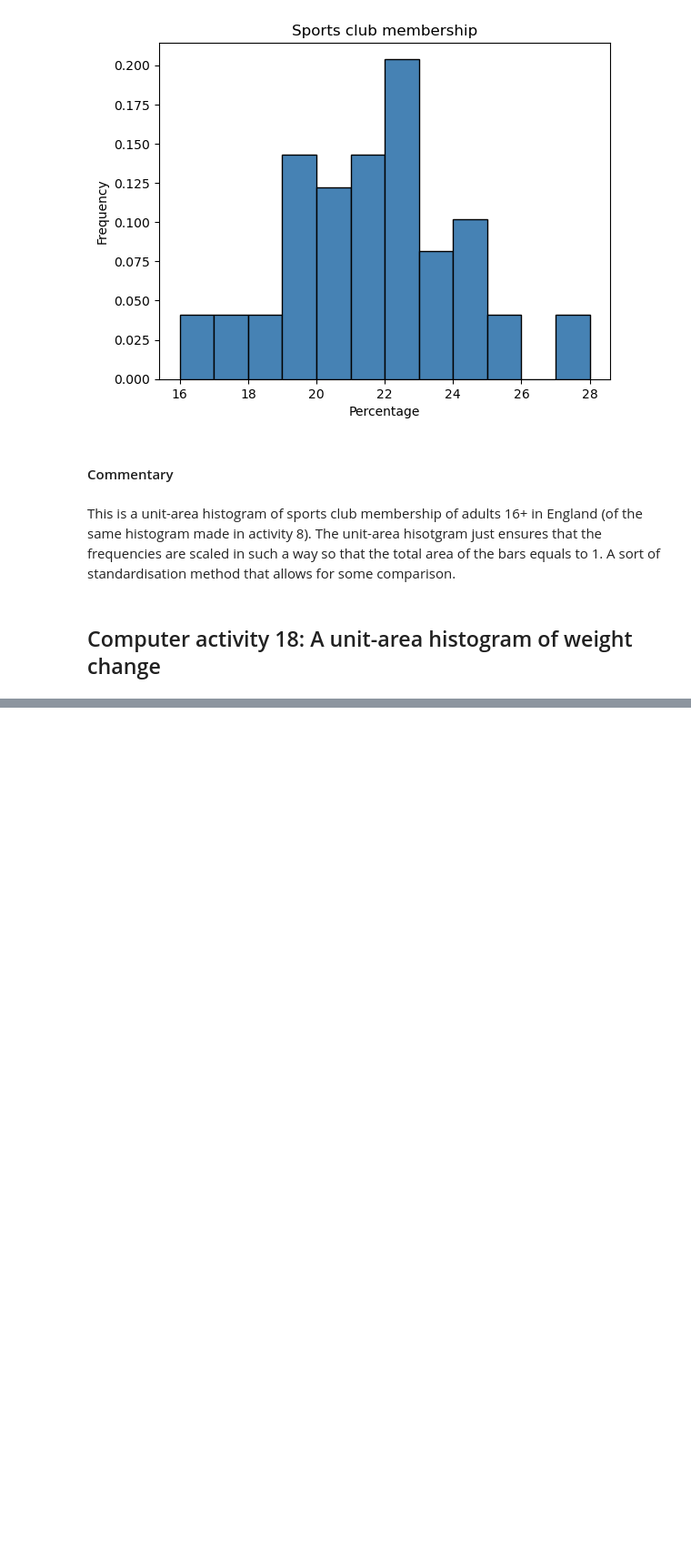
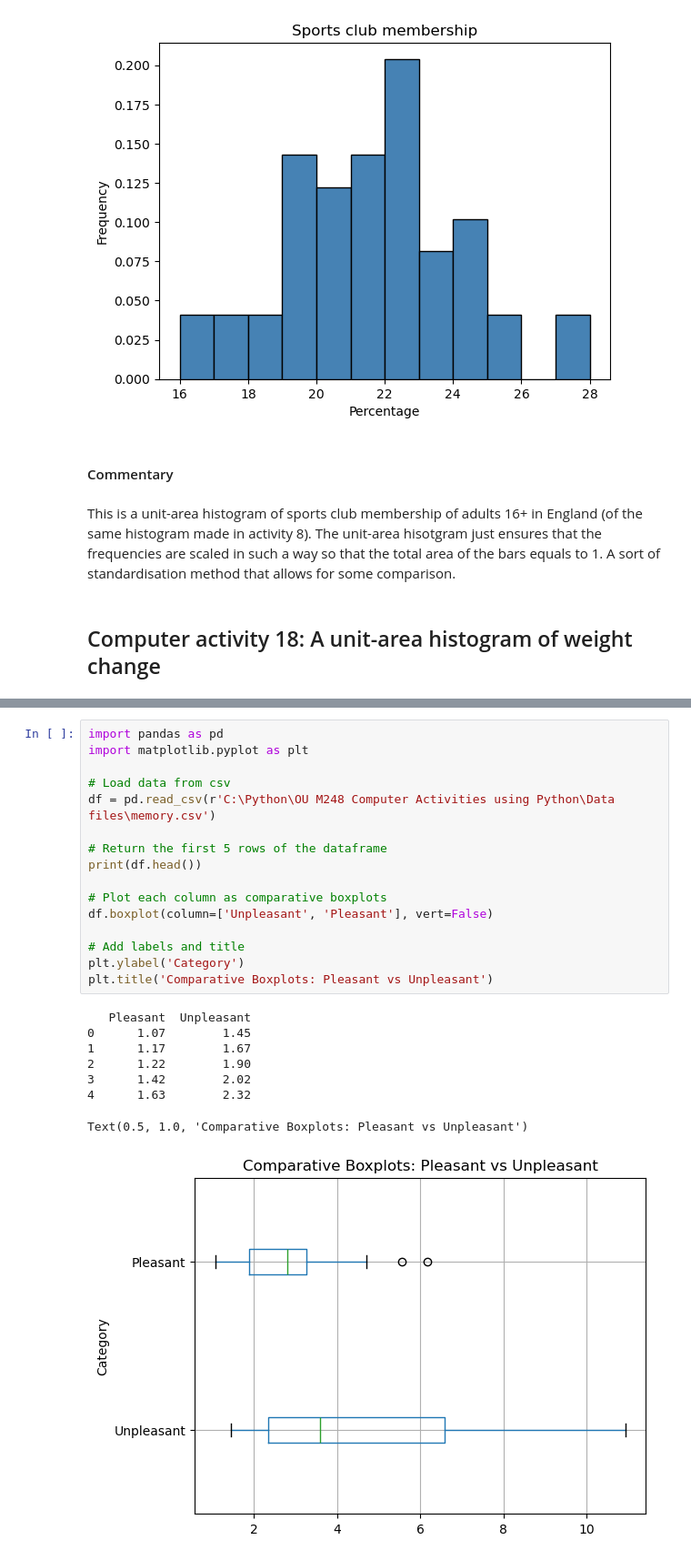
Before and after one commit to segunlonge/OU-M248-Data-Analysis-in-Python, a Jupyter notebook: 4. Computer Book A - Comparing variables graphically.ipynb, the cells around one changed output, grey strips where cells are left out. Shown: that part at 91% size. Drawn from its saved outputs; the diff is of its cells as text; blank space fills up the shorter version.

```diff
--- a/4. Computer Book A - Comparing variables graphically.ipynb
+++ b/4. Computer Book A - Comparing variables graphically.ipynb
@@ -98,0 +194,25 @@ This is a unit-area histogram of sports club membership of adults 16+ in England
+# %%
+import pandas as pd
+import matplotlib.pyplot as plt
+
+# Load data from csv
+df = pd.read_csv(r'C:\Python\OU M248 Computer Activities using Python\Data files\memory.csv')
+
+# Return the first 5 rows of the dataframe
+print(df.head())
+
+# Plot each column as comparative boxplots
+df.boxplot(column=['Unpleasant', 'Pleasant'], vert=False)
+
+# Add labels and title
+plt.ylabel('Category')
+plt.title('Comparative Boxplots: Pleasant vs Unpleasant')
+# %% [output]
+   Pleasant  Unpleasant
+0      1.07        1.45
+1      1.17        1.67
+2      1.22        1.90
+3      1.42        2.02
+4      1.63        2.32
+Text(0.5, 1.0, 'Comparative Boxplots: Pleasant vs Unpleasant')
+[figure, added]
```
Also changed, not shown: parts of 23 cells of this notebook, 2 other files.
